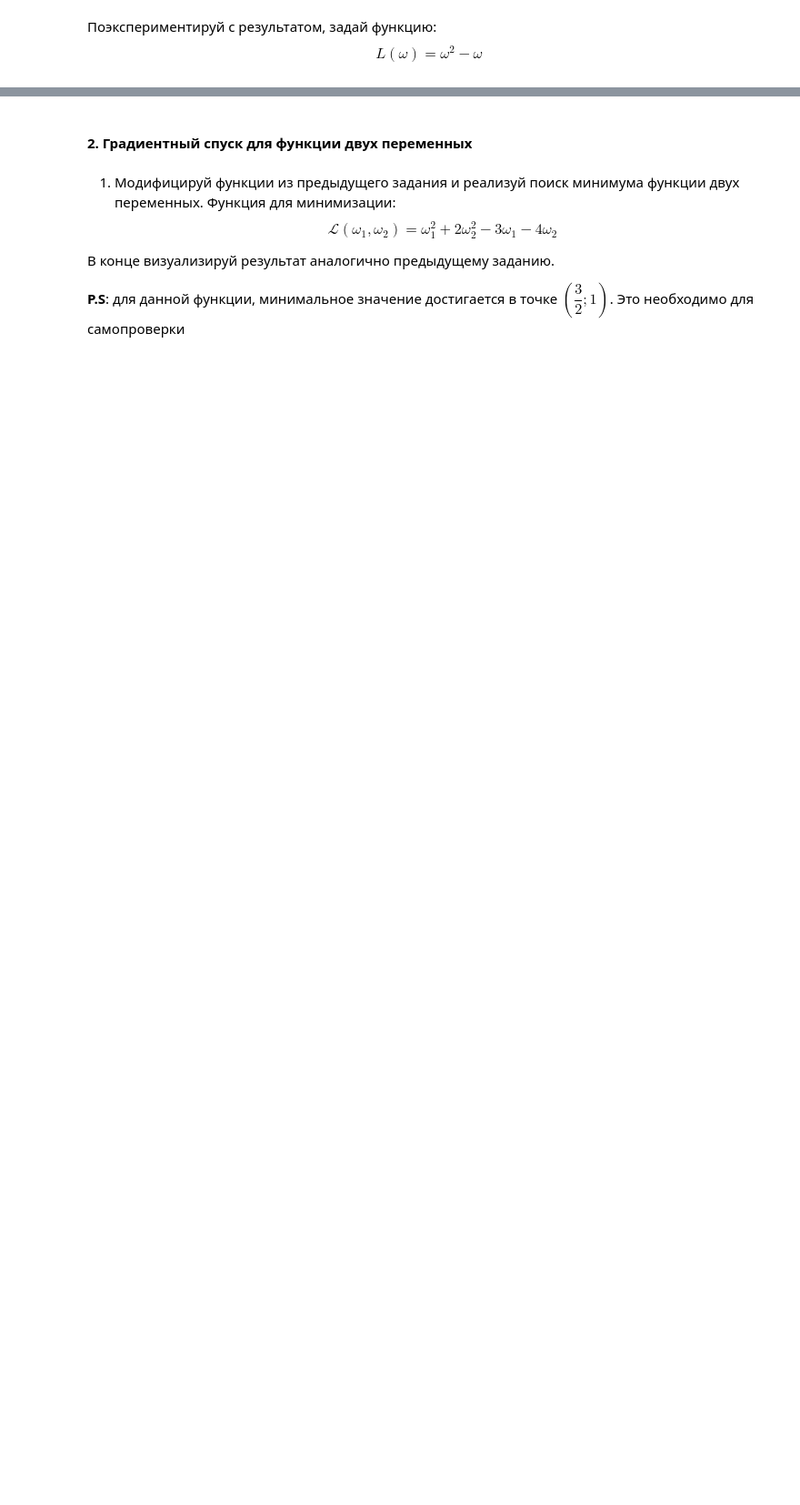
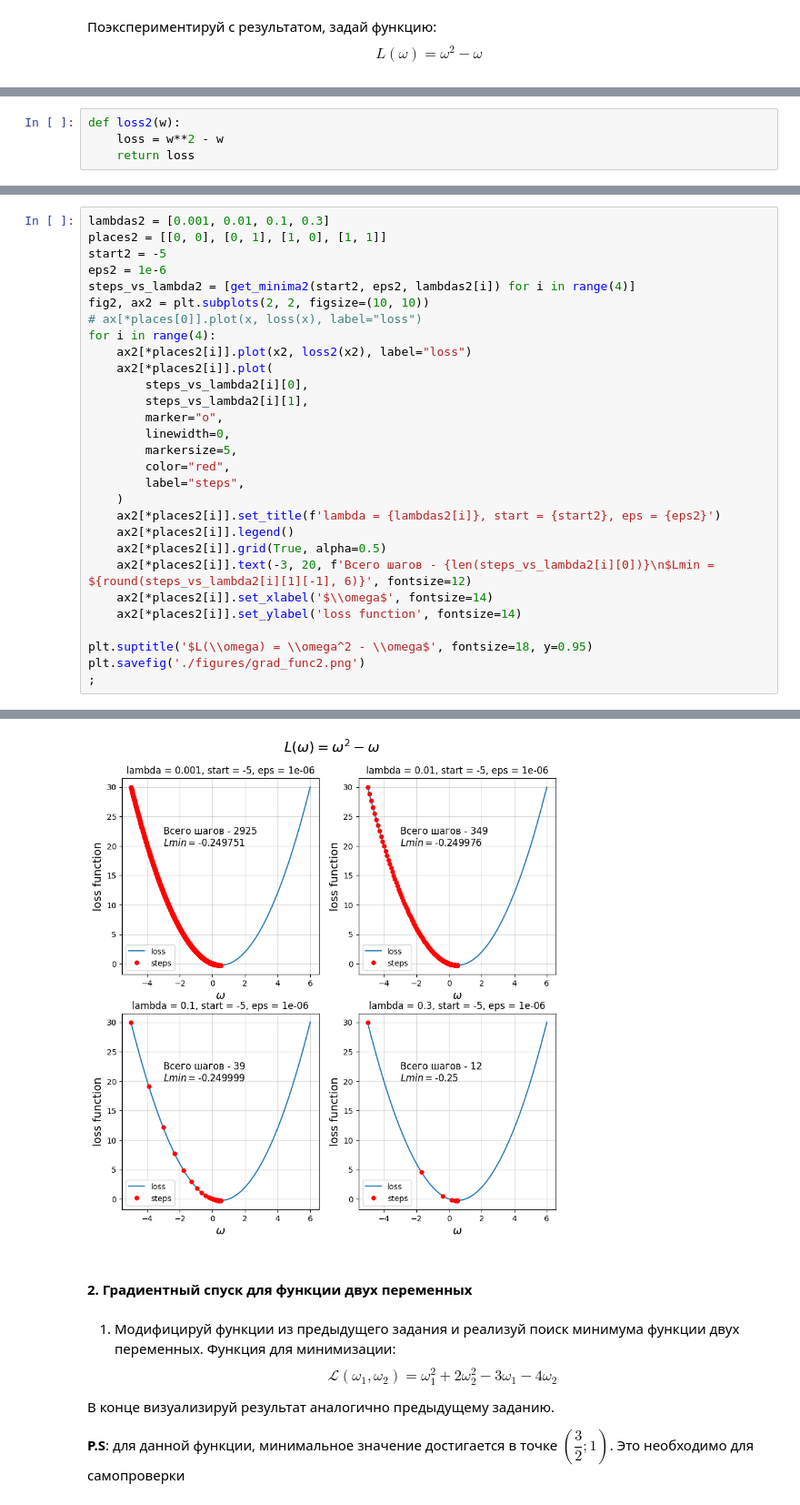
Before and after one commit to DmitriiPrikhodko/ds-phase1-git, a Jupyter notebook: week1/day5_divs/04-05-task.ipynb, the cells around one changed output, grey strips where cells are left out. Shown: that part at 91% size. Cells and saved outputs as stored; diff of their text form; blank space fills up the shorter version.

```diff
--- a/week1/day5_divs/04-05-task.ipynb
+++ b/week1/day5_divs/04-05-task.ipynb
@@ -115,0 +174,4 @@ $$L(\omega) = \omega^2 - \omega$$
+# %%
+def loss2(w):
+    loss = w**2 - w
+    return loss
@@ -115,0 +250,30 @@ $$L(\omega) = \omega^2 - \omega$$
+# %%
+lambdas2 = [0.001, 0.01, 0.1, 0.3]
+places2 = [[0, 0], [0, 1], [1, 0], [1, 1]]
+start2 = -5
+eps2 = 1e-6
+steps_vs_lambda2 = [get_minima2(start2, eps2, lambdas2[i]) for i in range(4)]
+fig2, ax2 = plt.subplots(2, 2, figsize=(10, 10))
+# ax[*places[0]].plot(x, loss(x), label="loss")
+for i in range(4):
+    ax2[*places2[i]].plot(x2, loss2(x2), label="loss")
+    ax2[*places2[i]].plot(
+        steps_vs_lambda2[i][0],
+        steps_vs_lambda2[i][1],
+        marker="o",
+        linewidth=0,
+        markersize=5,
+        color="red",
+        label="steps",
+    )
+    ax2[*places2[i]].set_title(f'lambda = {lambdas2[i]}, start = {start2}, eps = {eps2}')
+    ax2[*places2[i]].legend()
+    ax2[*places2[i]].grid(True, alpha=0.5)
+    ax2[*places2[i]].text(-3, 20, f'Всего шагов - {len(steps_vs_lambda2[i][0])}\n$Lmin = ${round(steps_vs_lambda2[i][1][-1], 6)}', fontsize=12)
+    ax2[*places2[i]].set_xlabel('$\\omega$', fontsize=14)
+    ax2[*places2[i]].set_ylabel('loss function', fontsize=14)
+
+plt.suptitle('$L(\\omega) = \\omega^2 - \\omega$', fontsize=18, y=0.95)
+plt.savefig('./figures/grad_func2.png')
+;
+# %% [output]
@@ -116,3 +281,4 @@ $$L(\omega) = \omega^2 - \omega$$
+[figure, added]
 # %% [markdown]
 #### 2. Градиентный спуск для функции двух переменных
 # %% [markdown]
```
Also changed, not shown: parts of 27 cells of this notebook, 3 other files.
